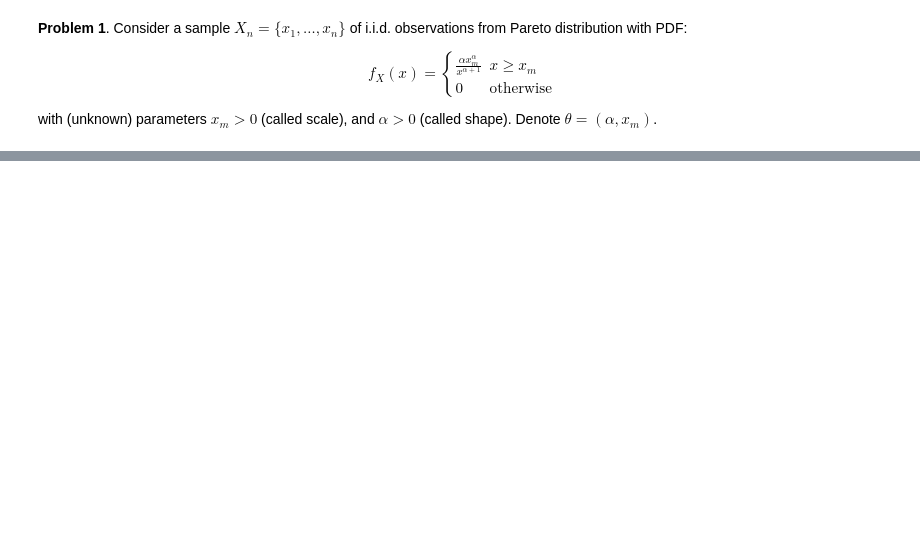
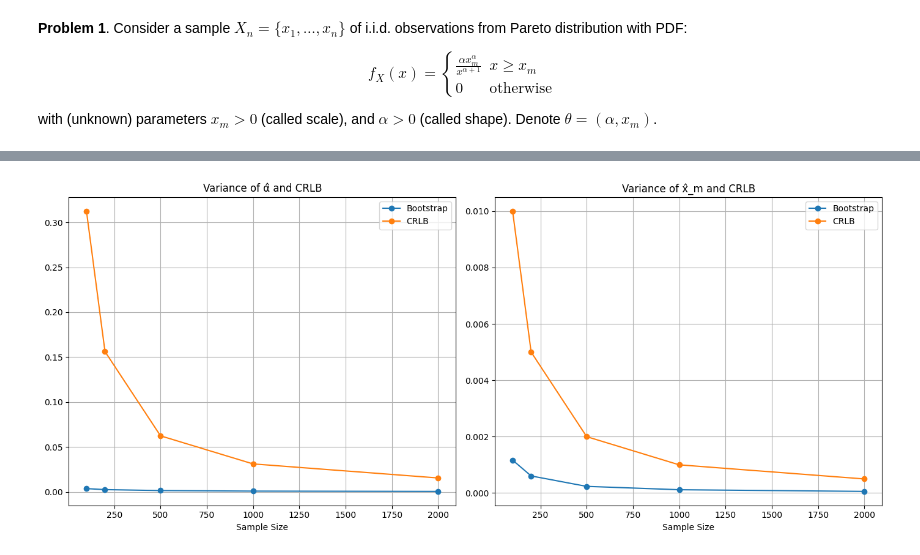
Before and after one commit to vladimir-molotkov/msai-statistics, a Jupyter notebook: homeworks/Homework 1.ipynb, the cells around one changed output, grey strips where cells are left out. Saved outputs shown, nothing was run; the diff lists cells and outputs as text; code cells hidden in the pictures; blank space fills up the shorter version.

```diff
--- a/homeworks/Homework 1.ipynb
+++ b/homeworks/Homework 1.ipynb
@@ -79,0 +119,33 @@ n = 2000: Mean = 2.1730, Var = 0.0015
+# %%
+def count_crlb_alpha(n, alpha, xm):
+    return (alpha ** 3) / (n * (alpha - 1))
+
+def count_crlb_xm(n, alpha, xm):
+    return (xm ** 2) / (n * (alpha - 1))
+
+
+crlb_alpha = [count_crlb_alpha(n, alpha_true, xm_true) for n in n_list]
+crlb_xm = [count_crlb_xm(n, alpha_true, xm_true) for n in n_list]
+
+
+plt.figure(figsize=(14, 6))
+plt.subplot(1, 2, 1)
+plt.plot(n_list, avg_var_alpha_list, 'o-', label='Bootstrap')
+plt.plot(n_list, crlb_alpha, 'o-', label='CRLB')
+plt.xlabel('Sample Size')
+plt.title('Variance of α̂ and CRLB')
+plt.legend()
+plt.grid(True)
+
+plt.subplot(1, 2, 2)
+plt.plot(n_list, avg_var_xm_list, 'o-', label='Bootstrap')
+plt.plot(n_list, crlb_xm, 'o-', label='CRLB')
+plt.xlabel('Sample Size')
+plt.title('Variance of x̂_m and CRLB')
+plt.legend()
+plt.grid(True)
+
+plt.tight_layout()
+plt.show()
+# %% [output]
+[figure, added]
```
Also changed, not shown: parts of 9 cells of this notebook, 1 other file.
